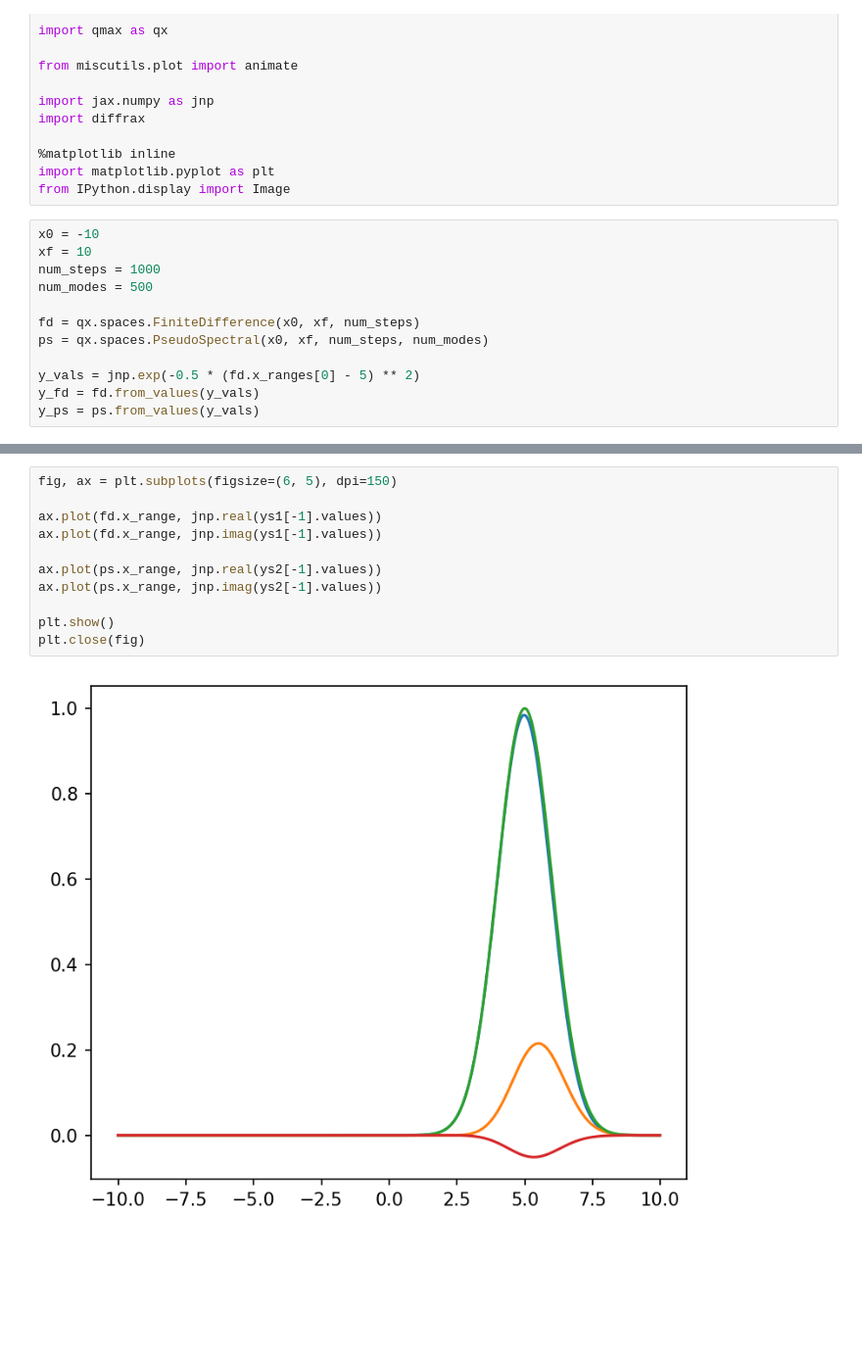
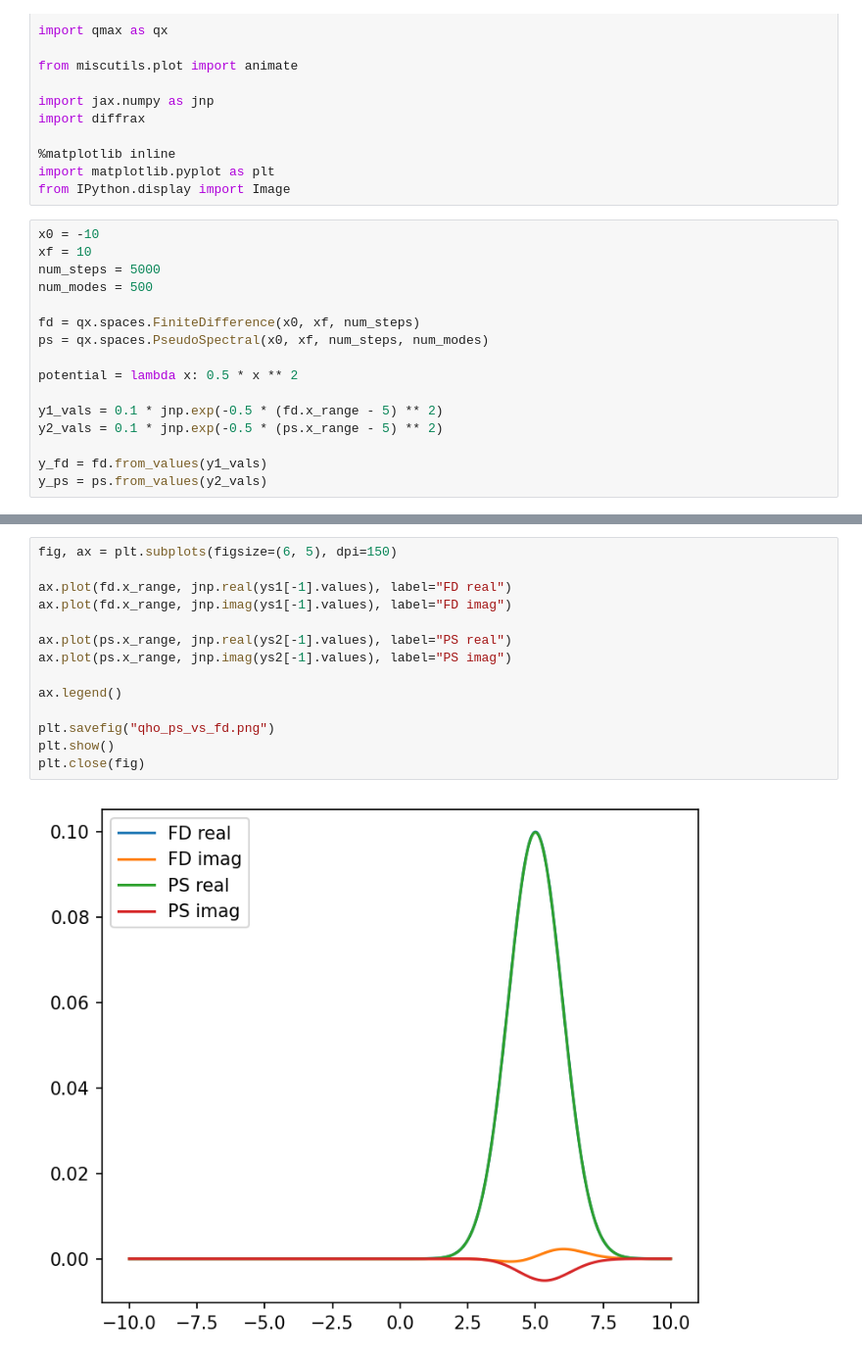
Before and after one commit to ahmedallibhoy/qmax, a Jupyter notebook: notebooks/test_qho.ipynb, the cells around one changed output, grey strips where cells are left out. Shown at 98% size. Drawn from its saved outputs; the diff is of its cells as text; blank space fills up the shorter version.

```diff
--- a/notebooks/test_qho.ipynb
+++ b/notebooks/test_qho.ipynb
@@ -18,14 +18,18 @@ from IPython.display import Image
 # %%
 x0 = -10
 xf = 10
-num_steps = 1000
+num_steps = 5000
 num_modes = 500
 
 fd = qx.spaces.FiniteDifference(x0, xf, num_steps)
 ps = qx.spaces.PseudoSpectral(x0, xf, num_steps, num_modes)
 
-y_vals = jnp.exp(-0.5 * (fd.x_ranges[0] - 5) ** 2)
-y_fd = fd.from_values(y_vals)
-y_ps = ps.from_values(y_vals)
+potential = lambda x: 0.5 * x ** 2
+
+y1_vals = 0.1 * jnp.exp(-0.5 * (fd.x_range - 5) ** 2)
+y2_vals = 0.1 * jnp.exp(-0.5 * (ps.x_range - 5) ** 2)
+
+y_fd = fd.from_values(y1_vals)
+y_ps = ps.from_values(y2_vals)
 # %%
 L1 = qx.spaces.FiniteDifferenceLaplacian(1)
@@ -54,16 +61,19 @@ Wall time: 177 ms
 # %%
 fig, ax = plt.subplots(figsize=(6, 5), dpi=150)
 
-ax.plot(fd.x_range, jnp.real(ys1[-1].values))
-ax.plot(fd.x_range, jnp.imag(ys1[-1].values))
+ax.plot(fd.x_range, jnp.real(ys1[-1].values), label="FD real")
+ax.plot(fd.x_range, jnp.imag(ys1[-1].values), label="FD imag")
 
-ax.plot(ps.x_range, jnp.real(ys2[-1].values))
-ax.plot(ps.x_range, jnp.imag(ys2[-1].values))
+ax.plot(ps.x_range, jnp.real(ys2[-1].values), label="PS real")
+ax.plot(ps.x_range, jnp.imag(ys2[-1].values), label="PS imag")
 
+ax.legend()
+
+plt.savefig("qho_ps_vs_fd.png")
 plt.show()
 plt.close(fig)
 # %% [output]
-[figure, old version]
+[figure, new version]
 # %%
 fig, ax = plt.subplots(figsize=(6, 5), dpi=150)
 
```
Also changed, not shown: parts of 4 cells of this notebook, 3 other files.
